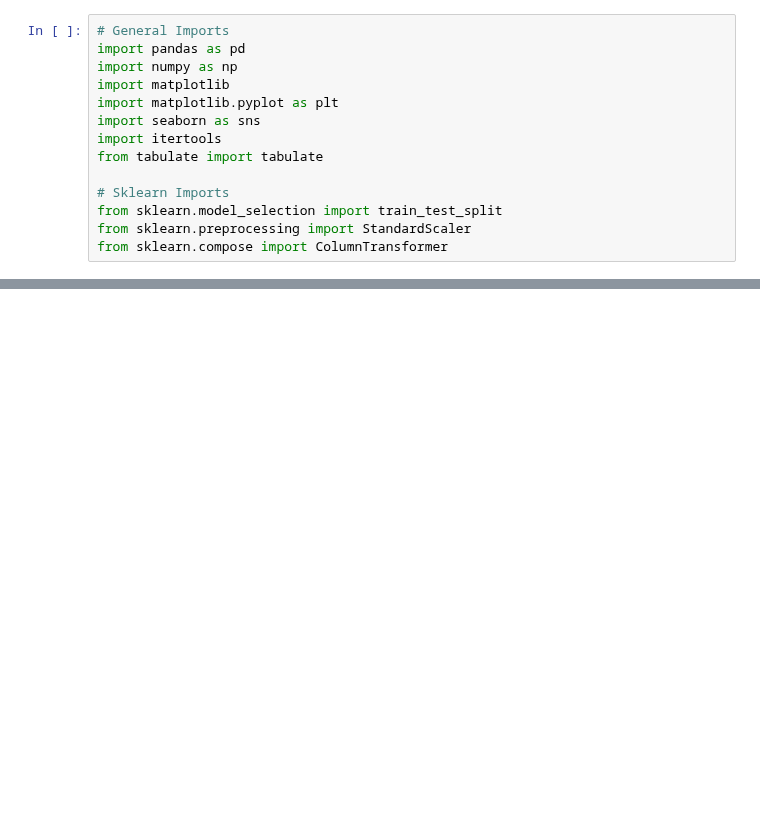
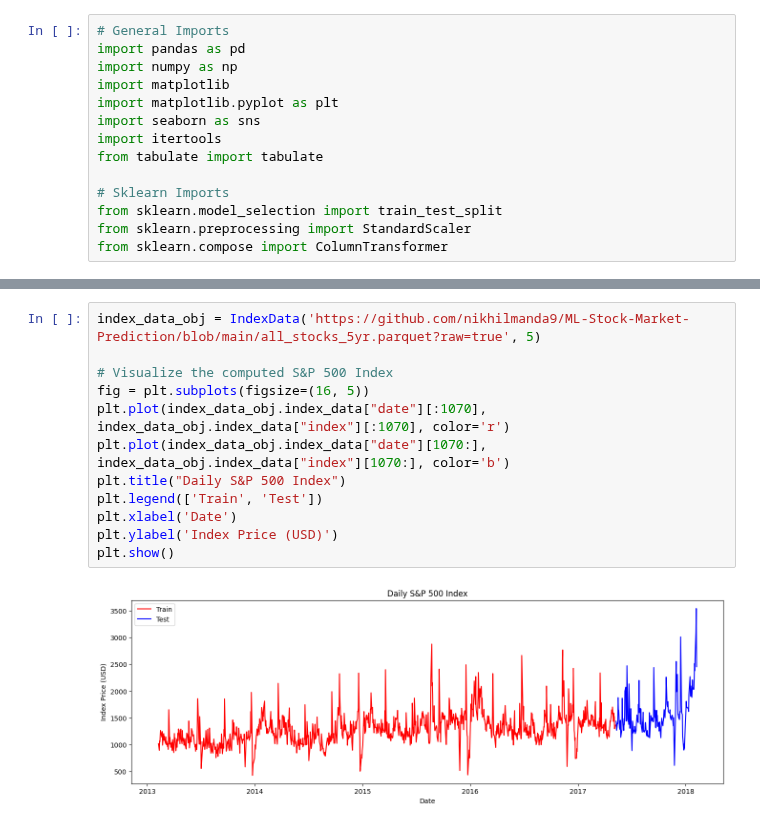
Before and after one commit to nikhilmanda9/ML-Stock-Market-Prediction, a Jupyter notebook: Manish_Mallik_Project.ipynb, the cells around one changed output, grey strips where cells are left out. Cells and saved outputs as stored; diff of their text form; blank space fills up the shorter version.

```diff
--- a/Manish_Mallik_Project.ipynb
+++ b/Manish_Mallik_Project.ipynb
@@ -206,0 +119,14 @@ Output vector:
+# %%
+index_data_obj = IndexData('https://github.com/nikhilmanda9/ML-Stock-Market-Prediction/blob/main/all_stocks_5yr.parquet?raw=true', 5)
+
+# Visualize the computed S&P 500 Index
+fig = plt.subplots(figsize=(16, 5))
+plt.plot(index_data_obj.index_data["date"][:1070], index_data_obj.index_data["index"][:1070], color='r')
+plt.plot(index_data_obj.index_data["date"][1070:], index_data_obj.index_data["index"][1070:], color='b')
+plt.title("Daily S&P 500 Index")
+plt.legend(['Train', 'Test'])
+plt.xlabel('Date')
+plt.ylabel('Index Price (USD)')
+plt.show()
+# %% [output]
+[figure, added]
```
Also changed, not shown: parts of 7 cells of this notebook.
